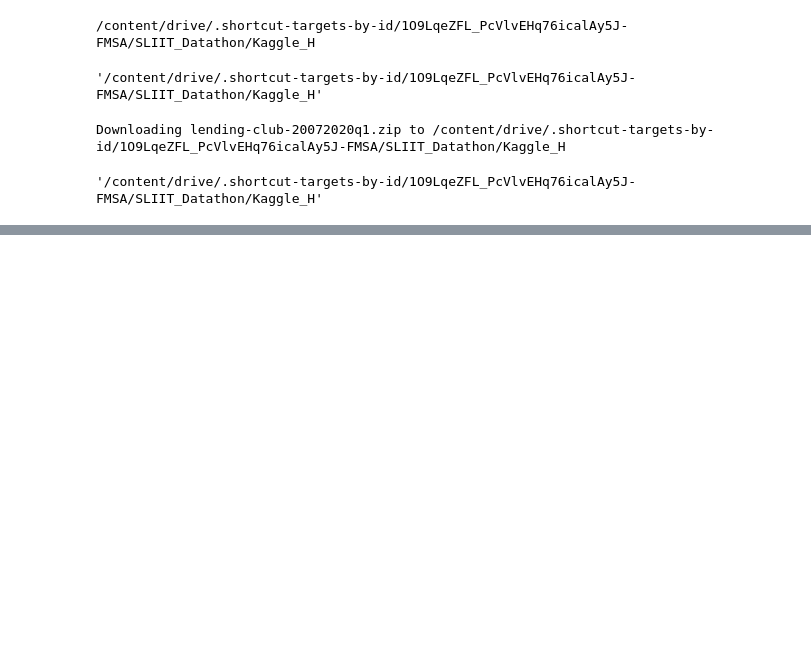
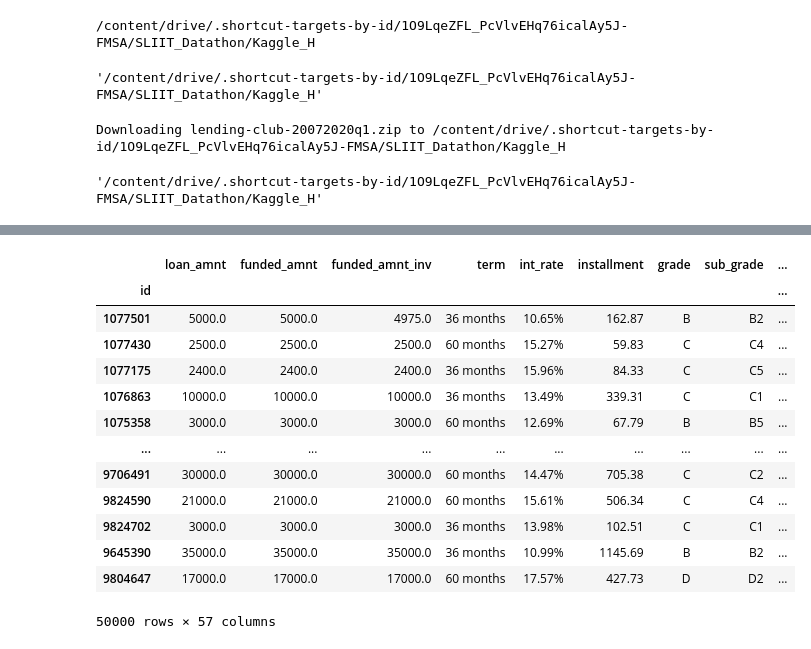
Before and after one commit to hansa31/Datathon2022, a Jupyter notebook: DatathonHansa.ipynb, the cells around one changed output, grey strips where cells are left out. Saved outputs shown, nothing was run; the diff lists cells and outputs as text; code cells hidden in the pictures; blank space fills up the shorter version.

Commit message:
Half done Pre processing

```diff
--- a/DatathonHansa.ipynb
+++ b/DatathonHansa.ipynb
@@ -41,4 +66,8 @@ import numpy as np
 # %%
-df = pd.read_csv('/content/drive/MyDrive/SLIIT_Datathon/Data/Loan_status_chunk1.csv')
-df.head()
+df1 = pd.read_csv('/content/drive/MyDrive/SLIIT_Datathon/Data/Loan_status_chunk1.csv',index_col=0,low_memory=False)
+#df1.head()
+#df1.iloc[:,41]
+
+#loan status
+df1.loc[:,'loan_status']    #targeted one
 # %% [output]
@@ -51,0 +181,27 @@ df.head()
+# %%
+# preprocessed df1 with with <50% missing values
+def missingPercentagePreProcess(prec,df):
+#perc = 50.0
+  min_count =  int(((100-perc)/100)*df.shape[0] + 1)
+  df_Nomissing = df.dropna(axis=1,thresh = min_count)
+  return df_Nomissing
+  #percent_missing(df1_Nomissing)
+
+df1_MinMiss = missingPercentagePreProcess(50,df1)
+
+df1_MinMiss
+# %% [output]
+|  | loan_amnt | funded_amnt | funded_amnt_inv | term | int_rate | installment | grade | sub_grade | ... |
+| id |  |  |  |  |  |  |  |  | ... |
+| 1077501 | 5000.0 | 5000.0 | 4975.0 | 36 months | 10.65% | 162.87 | B | B2 | ... |
+| 1077430 | 2500.0 | 2500.0 | 2500.0 | 60 months | 15.27% | 59.83 | C | C4 | ... |
+| 1077175 | 2400.0 | 2400.0 | 2400.0 | 36 months | 15.96% | 84.33 | C | C5 | ... |
+| 1076863 | 10000.0 | 10000.0 | 10000.0 | 36 months | 13.49% | 339.31 | C | C1 | ... |
+| 1075358 | 3000.0 | 3000.0 | 3000.0 | 60 months | 12.69% | 67.79 | B | B5 | ... |
+| ... | ... | ... | ... | ... | ... | ... | ... | ... | ... |
+| 9706491 | 30000.0 | 30000.0 | 30000.0 | 60 months | 14.47% | 705.38 | C | C2 | ... |
+| 9824590 | 21000.0 | 21000.0 | 21000.0 | 60 months | 15.61% | 506.34 | C | C4 | ... |
+| 9824702 | 3000.0 | 3000.0 | 3000.0 | 36 months | 13.98% | 102.51 | C | C1 | ... |
+| 9645390 | 35000.0 | 35000.0 | 35000.0 | 36 months | 10.99% | 1145.69 | B | B2 | ... |
+| 9804647 | 17000.0 | 17000.0 | 17000.0 | 60 months | 17.57% | 427.73 | D | D2 | ... |
+50000 rows × 57 columns
```
Also changed, not shown: parts of 12 cells of this notebook.
